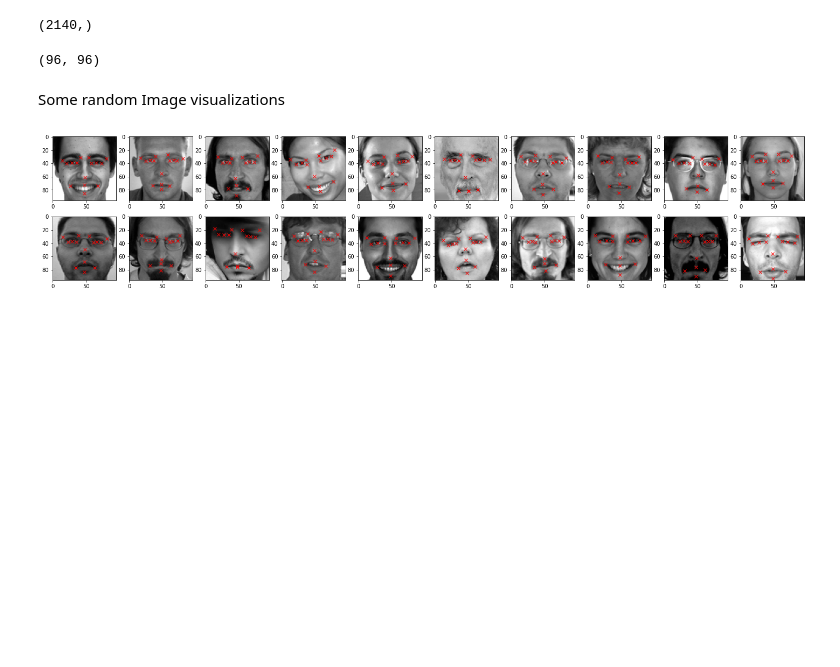
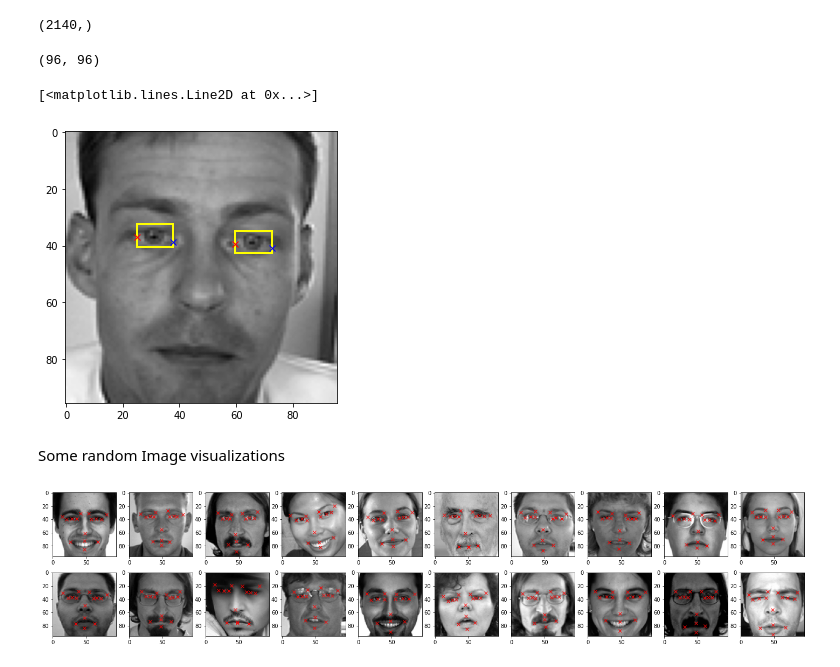
Before and after one commit to saini-himanshu/emotion-ai, a Jupyter notebook: FacialKeyPointsPrediction.ipynb, the cells around one changed output. Saved outputs shown, nothing was run; the diff lists cells and outputs as text; code cells hidden in the pictures; blank space fills up the shorter version.

Commit message:
convert eye points to bboxs

```diff
--- a/FacialKeyPointsPrediction.ipynb
+++ b/FacialKeyPointsPrediction.ipynb
@@ -66,6 +66,40 @@ images = images.apply(lambda x: np.fromstring(x, dtype=int, sep=' ').reshape(96,
 images[0].shape
 # %% [output]
 (96, 96)
+# %%
+def eye_bbox(left, right):
+    w = right.iloc[:,0] - left.iloc[:,0]
+    h = w/2 + abs(left.iloc[:,1] - right.iloc[:,1])
+    x = left.iloc[:,0]
+    y = (left.iloc[:,1] + right.iloc[:,1])/2 - h/1.5
+    return np.array([x,y,w,h]).T.reshape((-1,4))
+# %%
+right_eye_bbox_corr = eye_bbox(keypoints.iloc[:,[10,11]], keypoints.iloc[:,[8,9]])
+left_eye_bbox_corr = eye_bbox(keypoints.iloc[:,[4,5]], keypoints.iloc[:,[6,7]])
+# %%
+fig = plt.figure(figsize=(5, 5))
+
+k = random.randint(1, len(images))
+# k=23
+ax = fig.add_subplot(1, 1, 1)
+plt.imshow(images[k], cmap='gray')
+
+# Right eye BBox
+right_rect = plt.Rectangle(
+    (right_eye_bbox_corr[k][0], right_eye_bbox_corr[k][1]),
+    right_eye_bbox_corr[k][2], right_eye_bbox_corr[k][3],
+    fill=False, color='yellow', lw=2)
+ax.add_patch(right_rect)
+
+# Left eye BBox
+left_rect = plt.Rectangle(
+    (left_eye_bbox_corr[k][0],left_eye_bbox_corr[k][1]),
+    left_eye_bbox_corr[k][2], left_eye_bbox_corr[k][3],
+    fill=False, color='yellow', lw=2)
+ax.add_patch(left_rect)
+# %% [output]
+[<matplotlib.lines.Line2D at 0x...>]
+[figure, added]
 # %% [markdown]
 Some random Image visualizations
 # %%
```
Also changed, not shown: parts of 2 cells of this notebook.
